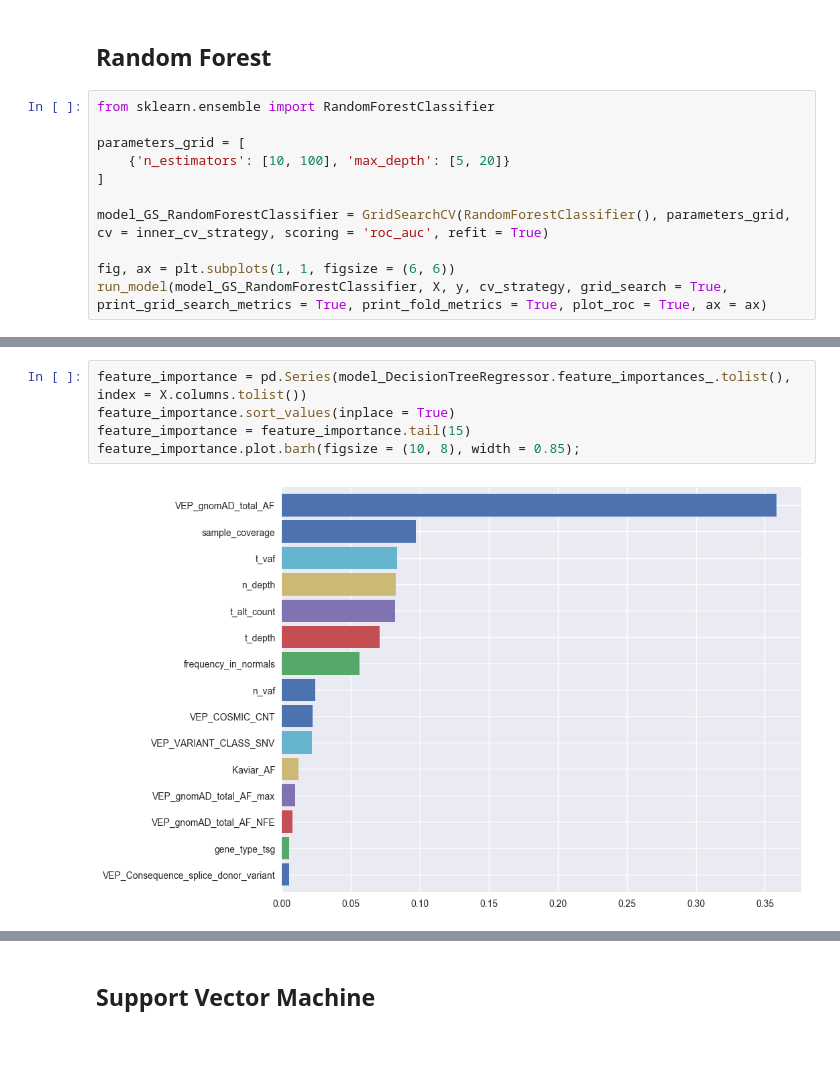
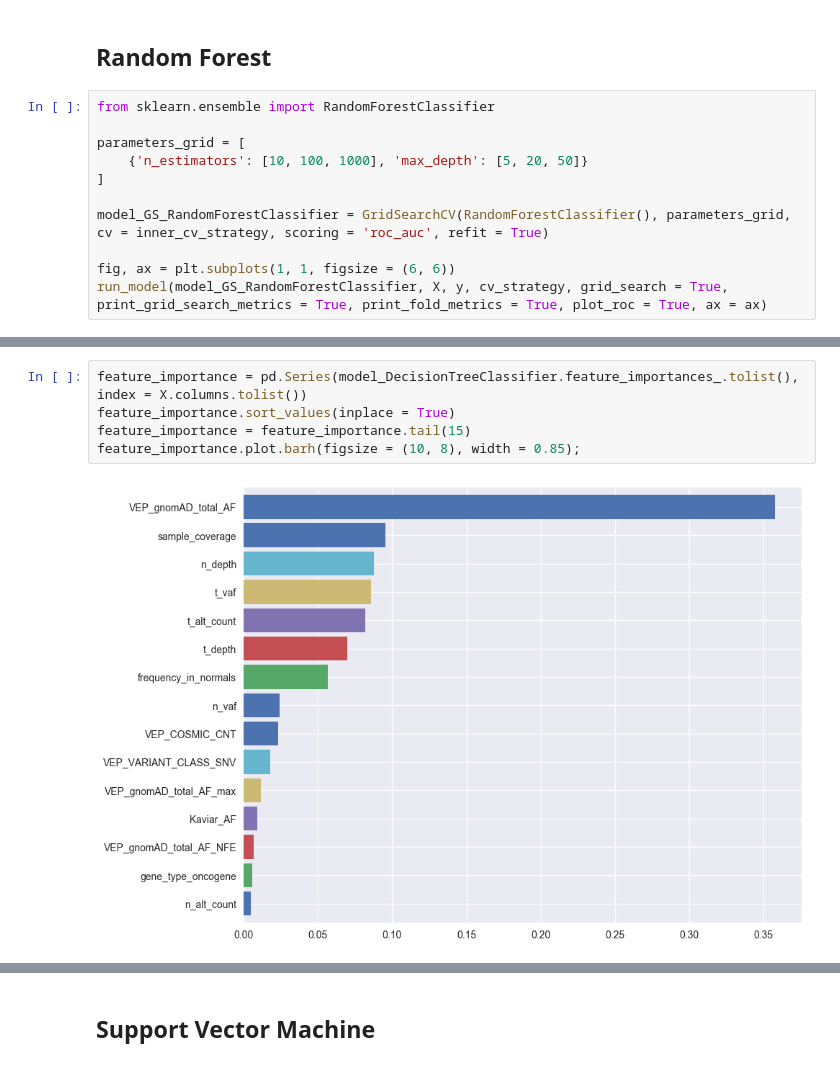
Before and after one commit to ElsaB/impact-annotator, a Jupyter notebook: analysis/prediction/somatic_vs_non_somatic_classification.ipynb, the cells around one changed output, grey strips where cells are left out. Cells and saved outputs as stored; diff of their text form.

```diff
--- a/analysis/prediction/somatic_vs_non_somatic_classification.ipynb
+++ b/analysis/prediction/somatic_vs_non_somatic_classification.ipynb
@@ -306,7 +337,7 @@ KeyboardInterrupt:
 from sklearn.ensemble import RandomForestClassifier
 
 parameters_grid = [
-    {'n_estimators': [10, 100], 'max_depth': [5, 20]}
+    {'n_estimators': [10, 100, 1000], 'max_depth': [5, 20, 50]}
 ]
 
 model_GS_RandomForestClassifier = GridSearchCV(RandomForestClassifier(), parameters_grid, cv = inner_cv_strategy, scoring = 'roc_auc', refit = True)
@@ -355,9 +386,9 @@ graph
 ## Mean ROC AUC : 0.77 ± 0.01
 [drawing not drawn]
 # %%
-feature_importance = pd.Series(model_DecisionTreeRegressor.feature_importances_.tolist(), index = X.columns.tolist())
+feature_importance = pd.Series(model_DecisionTreeClassifier.feature_importances_.tolist(), index = X.columns.tolist())
 feature_importance.sort_values(inplace = True)
 feature_importance = feature_importance.tail(15)
 feature_importance.plot.barh(figsize = (10, 8), width = 0.85);
 # %% [output]
-[figure, old version]
+[figure, new version]
```
Also changed, not shown: parts of 25 cells of this notebook, 2 other files.
